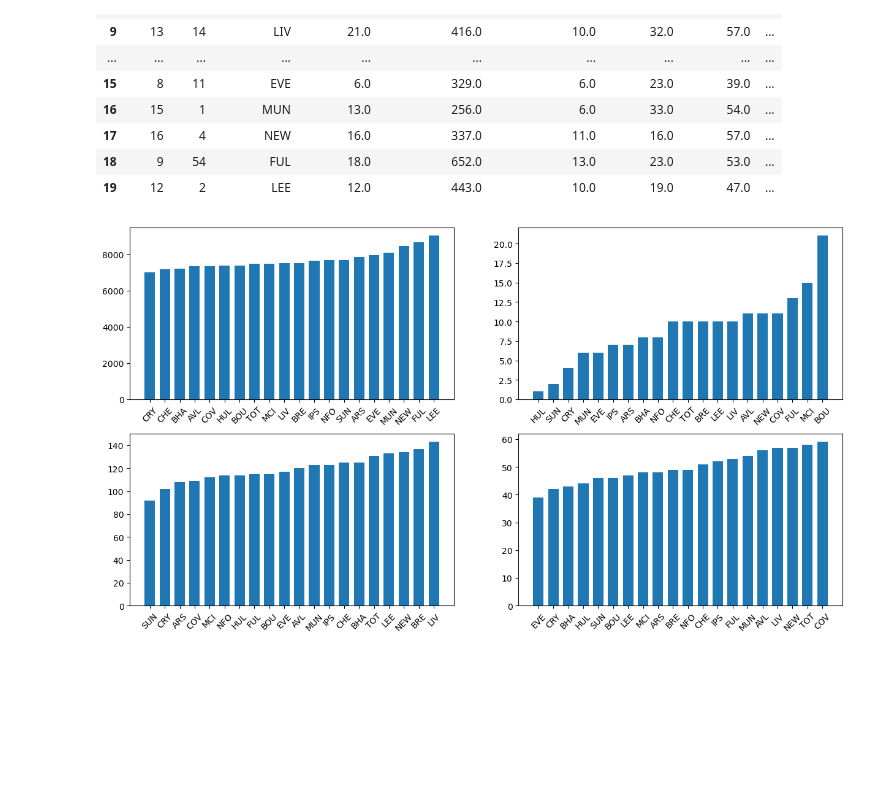
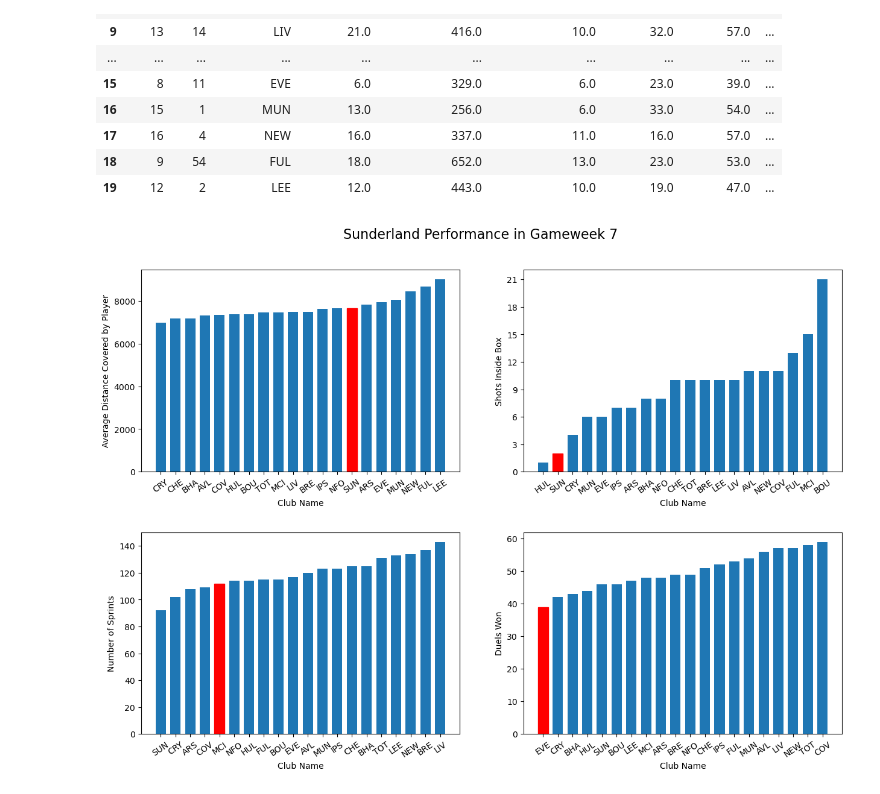
Before and after one commit to bbranduhn/EPL-Insights, a Jupyter notebook: GW7-2026-2027/gw7_sunderland_form.ipynb, the cells around one changed output. Saved outputs shown, nothing was run; the diff lists cells and outputs as text; code cells hidden in the pictures; blank space fills up the shorter version.

Commit message:
Sunderland GW7 figure

```diff
--- a/GW7-2026-2027/gw7_sunderland_form.ipynb
+++ b/GW7-2026-2027/gw7_sunderland_form.ipynb
@@ -92,13 +93,33 @@ teams_sort_avg_distance_cov
 | 18 | 9 | 54 | FUL | 18.0 | 652.0 | 13.0 | 23.0 | 53.0 | ... |
 | 19 | 12 | 2 | LEE | 12.0 | 443.0 | 10.0 | 19.0 | 47.0 | ... |
 # %%
-fig, axs = plt.subplots(2, 2, figsize=(15,8))
-axs[0,0].bar(teams_sort_avg_distance_cov["short_name"], teams_sort_avg_distance_cov["avg_distance_cov"], width=.7)
-axs[1,0].bar(teams_sort_number_of_sprints["short_name"], teams_sort_number_of_sprints["number_of_sprints"], width=.7)
-axs[0,1].bar(teams_sort_shots_box["short_name"], teams_sort_shots_box["shots_inside_box"], width=.7)
-axs[1,1].bar(teams_sort_duels_won["short_name"], teams_sort_duels_won["duels_won"], width=.7)
+fig, axs = plt.subplots(2, 2, figsize=(15,10))
 
+barlist1 = axs[0,0].bar(teams_sort_avg_distance_cov["short_name"], teams_sort_avg_distance_cov["avg_distance_cov"], width=.7)
+axs[0,0].set_xlabel("Club Name")
+# axs[0,0].set_title("GW7: Average Distance Covered by Player")
+axs[0,0].set_ylabel("Average Distance Covered by Player")
+barlist1[13].set_color('r')
+
+barlist2 = axs[0,1].bar(teams_sort_shots_box["short_name"], teams_sort_shots_box["shots_inside_box"], width=.7)
+axs[0,1].set_xlabel("Club Name")
+axs[0,1].set_ylabel("Shots Inside Box")
+barlist2[1].set_color('r')
+axs[0,1].yaxis.set_major_locator(MaxNLocator(integer=True, min_n_ticks=1))
+
+barlist3 = axs[1,1].bar(teams_sort_duels_won["short_name"], teams_sort_duels_won["duels_won"], width=.7)
+axs[1,1].set_xlabel("Club Name")
+axs[1,1].set_ylabel("Duels Won")
+barlist3[0].set_color('r')
+
+barlist4 = axs[1,0].bar(teams_sort_number_of_sprints["short_name"], teams_sort_number_of_sprints["number_of_sprints"], width=.7)
+axs[1,0].set_xlabel("Club Name")
+axs[1,0].set_ylabel("Number of Sprints")
+barlist4[4].set_color('r')
+
+plt.subplots_adjust(hspace=0.3)
+fig.suptitle("Sunderland Performance in Gameweek 7", fontsize=16, y=0.95)
 for ax in axs.flatten():
-    ax.tick_params(axis='x', labelrotation=45)
+    ax.tick_params(axis='x', labelrotation=35)
 # %% [output]
-[figure, old version]
+[figure, new version]
```
Also changed, not shown: parts of 1 cell of this notebook.
